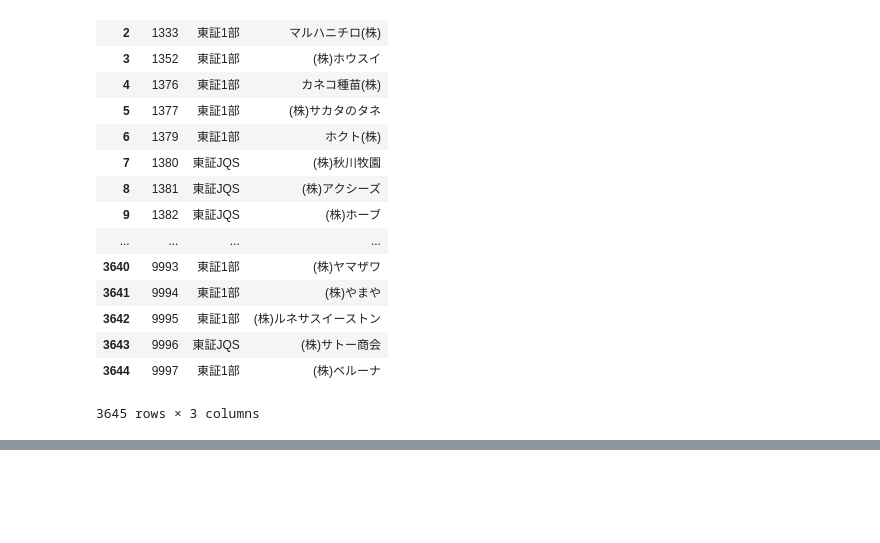
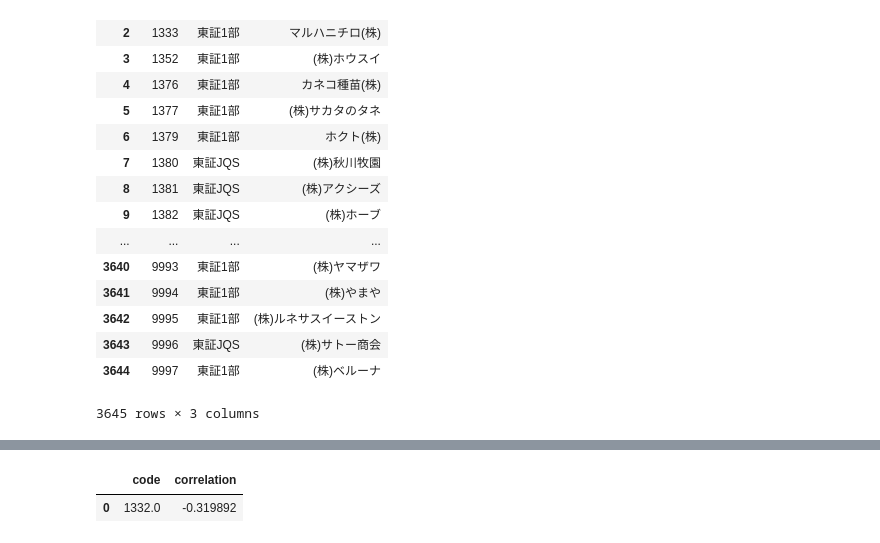
Before and after one commit to 5QgKxT2j/Stock_Analysis, a Jupyter notebook: correlation.ipynb, the cells around one changed output, grey strips where cells are left out. Drawn from its saved outputs; the diff is of its cells as text; code cells hidden in the pictures; blank space fills up the shorter version.

```diff
--- a/correlation.ipynb
+++ b/correlation.ipynb
@@ -164,7 +164,7 @@ brand_list
 corr_columns = ['code','correlation']
 result = pd.DataFrame(columns = corr_columns,)
 
-for code in brand_list['ccode'][1:2]:
+for code in brand_list['ccode']:
     db = DB(code)
     data = db.read()
 
@@ -196,5 +196,7 @@ for code in brand_list['ccode'][1:2]:
     fig = ax.get_figure()
     fig.savefig('./figure/{}.png'.format(code))
 
-    print(correlation[correlation['diff_from_25MA'] < -0.1][['diff_from_25MA','increase_rate']].corr().ix[0,1])
+    #print(correlation[correlation['diff_from_25MA'] < -0.1][['diff_from_25MA','increase_rate']].corr().ix[0,1])
+    corr = correlation[correlation['diff_from_25MA'] < -0.1][['diff_from_25MA','increase_rate']].corr().ix[0,1]
+    result = result.append(pd.DataFrame([[code,corr]],columns = corr_columns))
 # %% [output]
@@ -204,0 +205,5 @@ code_1332: The table found
+# %%
+result
+# %% [output]
+|  | code | correlation |
+| 0 | 1332.0 | -0.319892 |
```
Also changed, not shown: parts of 1 cell of this notebook.
